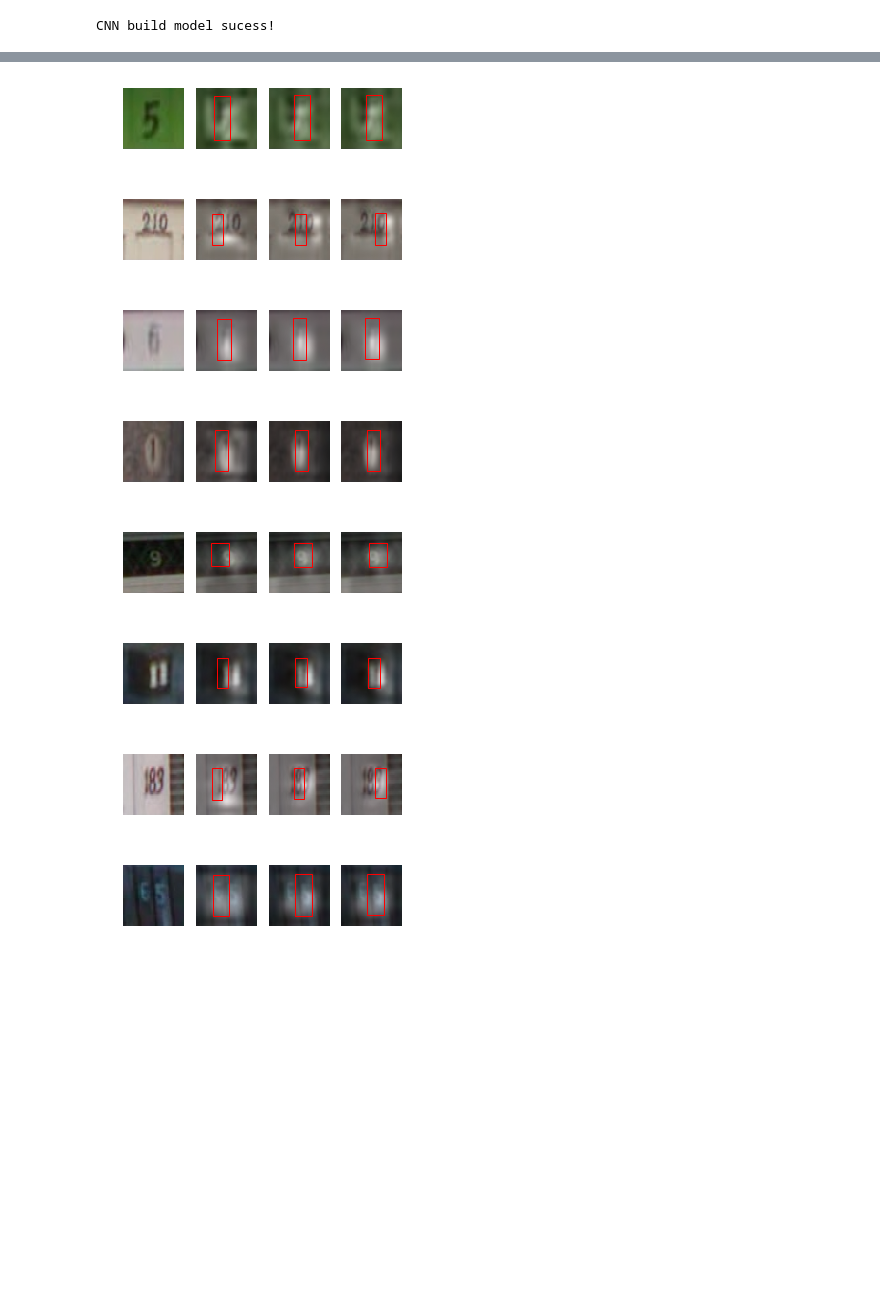
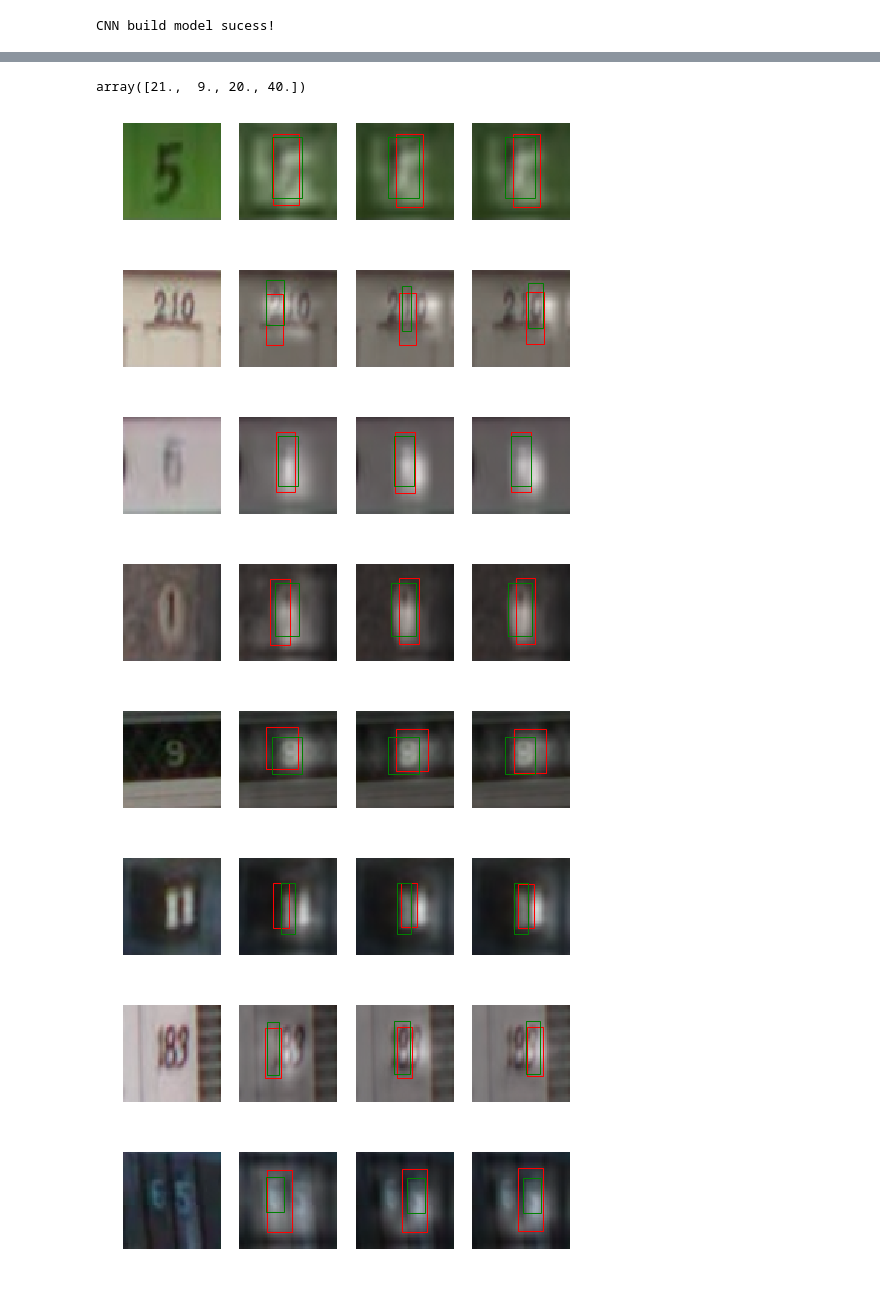
Before and after one commit to tonyjo/multi_digit_classification_attention, a Jupyter notebook: evaluate_and_viz.ipynb, the cells around one changed output, grey strips where cells are left out. Cells and saved outputs as stored; diff of their text form; code cells hidden in the pictures; blank space fills up the shorter version.

```diff
--- a/evaluate_and_viz.ipynb
+++ b/evaluate_and_viz.ipynb
@@ -13,6 +15,6 @@ import matplotlib.pyplot as plt
 # %%
 %matplotlib inline
-plt.rcParams['figure.figsize'] = (5.0, 5.0)  # set default size of plots
+plt.rcParams['figure.figsize'] = (8.0, 8.0)  # set default size of plots
 plt.rcParams['image.interpolation'] = 'nearest'
 plt.rcParams['image.cmap'] = 'gray'
 
@@ -23,7 +25,7 @@ plt.rcParams['image.cmap'] = 'gray'
 n_iters     = 10
 print_every = 5
 batch_size  = 1
-pretrained_model = './model/lstm1/model-100'
+pretrained_model = './model/lstm1/model-50'
 ground_attention_upsample = (64, 64)
 # %%
 # Load train dataset
@@ -42,6 +44,7 @@ CNN build model sucess!
 vis_images  = []
 attn_images = []
 pred_bboxes = []
+grnd_bboxes = []
 
 # Test Data Loader
 test_gen = data.gen_data_batch(batch_size)
@@ -69,6 +72,7 @@ with tf.Session(config=tf.ConfigProto(gpu_options=config)) as sess:
         vis_images.append(image_batch)
         attn_images.append(prediction_alpha)
         pred_bboxes.append(prediction_bboxes)
+        grnd_bboxes.append(grd_bboxes_batch)
 
         if i%print_every == 0:
             print('Inference Completion..{%d/%d}' % (i, n_iters))
@@ -95,10 +101,14 @@ print(len(pred_bboxes))
+# %%
+grnd_bboxes[0][0][0]
+# %% [output]
+array([21.,  9., 20., 40.])
 # %%
 ## Upscale attention mask
 upscaled_attn_images = []
 for k in range(len(attn_images)):
     sample_attention_res_interm = []
     for K in range(3):
-        sample_attention_res = skimage.transform.pyramid_expand(attn_images[k][K][0][:, :, 0], upscale=9.1, sigma=2)
+        sample_attention_res = skimage.transform.pyramid_expand(attn_images[k][K][0][:, :, 0], upscale=9.1, sigma=1)
         sample_attention_res_interm.append(sample_attention_res)
 
     upscaled_attn_images.append(sample_attention_res_interm)
@@ -107,27 +115,36 @@ import matplotlib.patches as patches
 # %%
 for t in range(10):
     # Plot original image
     fig,ax = plt.subplots(1, 4)
     ax[0].imshow(vis_images[t][0])
     ax[0].axis('off')
     for T in range(3):
         ax[T+1].imshow(vis_images[t][0])
         ax[T+1].imshow(upscaled_attn_images[t][T], alpha=0.5)
         sample_left  = pred_bboxes[t][T][0][0]
         sample_top   = pred_bboxes[t][T][0][1]
         sample_width = pred_bboxes[t][T][0][2]
         sample_heigt = pred_bboxes[t][T][0][3]
-        rect = patches.Rectangle((sample_left, sample_top), sample_width, sample_heigt,linewidth=1,edgecolor='r',facecolor='none')
-        ax[T+1].add_patch(rect)
+
+        sample_left_grd  = grnd_bboxes[t][0][T][0]
+        sample_top_grd   = grnd_bboxes[t][0][T][1]
+        sample_width_grd = grnd_bboxes[t][0][T][2]
+        sample_heigt_grd = grnd_bboxes[t][0][T][3]
+
+        rect1 = patches.Rectangle((sample_left, sample_top), sample_width, sample_heigt,linewidth=1,edgecolor='r',facecolor='none')
+        rect2 = patches.Rectangle((sample_left_grd, sample_top_grd), sample_width_grd, sample_heigt_grd,linewidth=1,edgecolor='g',facecolor='none')
+
+        ax[T+1].add_patch(rect1)
+        ax[T+1].add_patch(rect2)
         ax[T+1].axis('off')
 
     plt.show()
 # %% [output]
-[figure, old version]
+[figure, new version]
-[figure, old version]
+[figure, new version]
-[figure, old version]
+[figure, new version]
-[figure, old version]
+[figure, new version]
-[figure, old version]
+[figure, new version]
-[figure, old version]
+[figure, new version]
-[figure, old version]
+[figure, new version]
-[figure, old version]
+[figure, new version]
```
Also changed, not shown: parts of 5 cells of this notebook, 3 other files.
